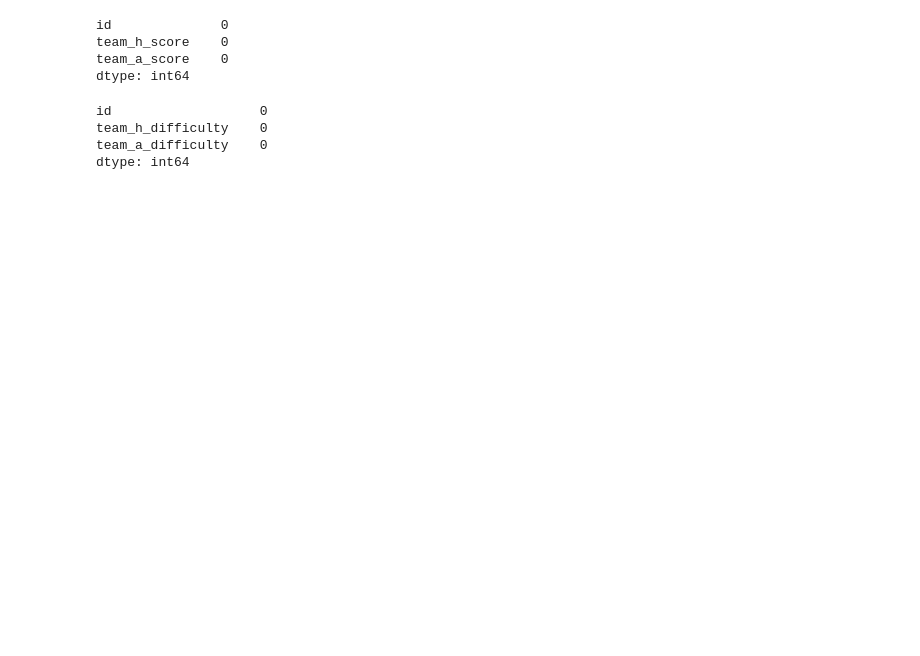
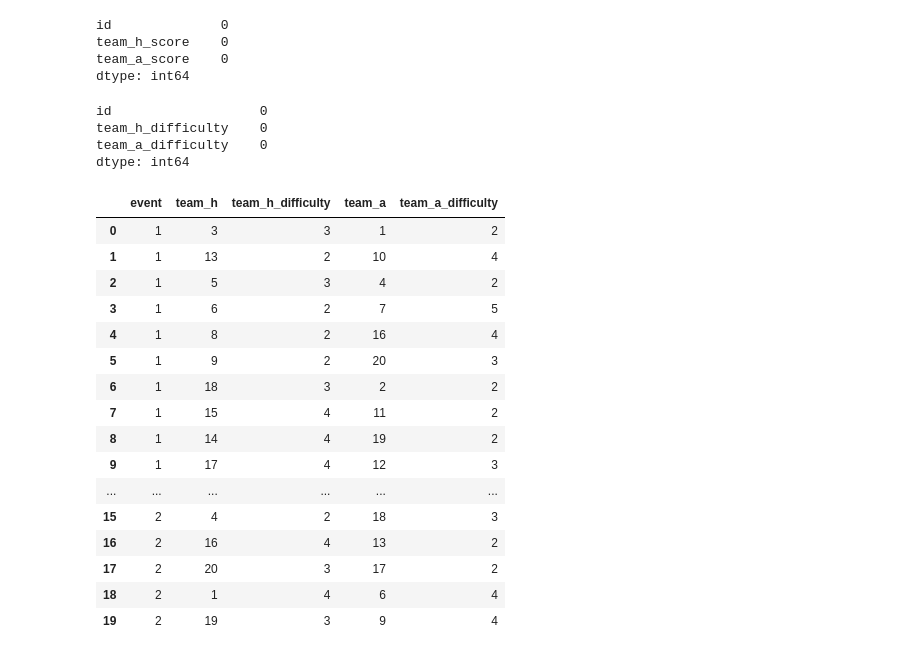
Before and after one commit to reece-lance/A-Data-Analytics-Approach-to-Fantasy-Football-Management, a Jupyter notebook: python/analysis.ipynb, the cells around one changed output. Saved outputs shown, nothing was run; the diff lists cells and outputs as text; code cells hidden in the pictures; blank space fills up the shorter version.

```diff
--- a/python/api-access.ipynb
+++ b/python/analysis.ipynb
@@ -665,3 +661,24 @@ id                   0
 team_h_difficulty    0
 team_a_difficulty    0
 dtype: int64
+# %%
+gameweek_fdr = fixtures_df[['event', 'team_h', 'team_h_difficulty', 'team_a', 'team_a_difficulty']]
+gameweek_fdr.head(20)
+# %% [output]
+|  | event | team_h | team_h_difficulty | team_a | team_a_difficulty |
+| 0 | 1 | 3 | 3 | 1 | 2 |
+| 1 | 1 | 13 | 2 | 10 | 4 |
+| 2 | 1 | 5 | 3 | 4 | 2 |
+| 3 | 1 | 6 | 2 | 7 | 5 |
+| 4 | 1 | 8 | 2 | 16 | 4 |
+| 5 | 1 | 9 | 2 | 20 | 3 |
+| 6 | 1 | 18 | 3 | 2 | 2 |
+| 7 | 1 | 15 | 4 | 11 | 2 |
+| 8 | 1 | 14 | 4 | 19 | 2 |
+| 9 | 1 | 17 | 4 | 12 | 3 |
+| ... | ... | ... | ... | ... | ... |
+| 15 | 2 | 4 | 2 | 18 | 3 |
+| 16 | 2 | 16 | 4 | 13 | 2 |
+| 17 | 2 | 20 | 3 | 17 | 2 |
+| 18 | 2 | 1 | 4 | 6 | 4 |
+| 19 | 2 | 19 | 3 | 9 | 4 |
```
Also changed, not shown: parts of 11 cells of this notebook, 10 other files.
